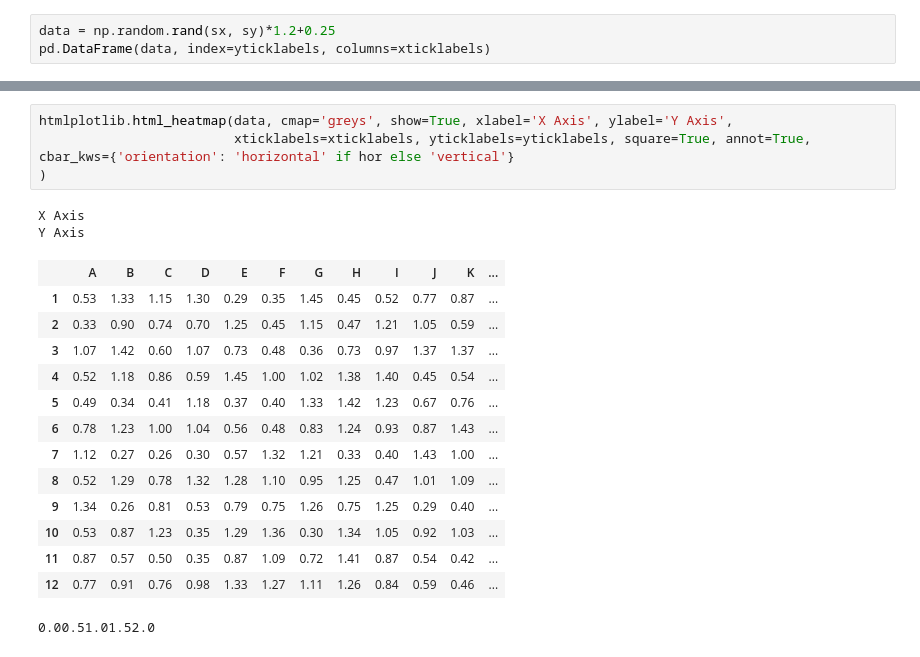
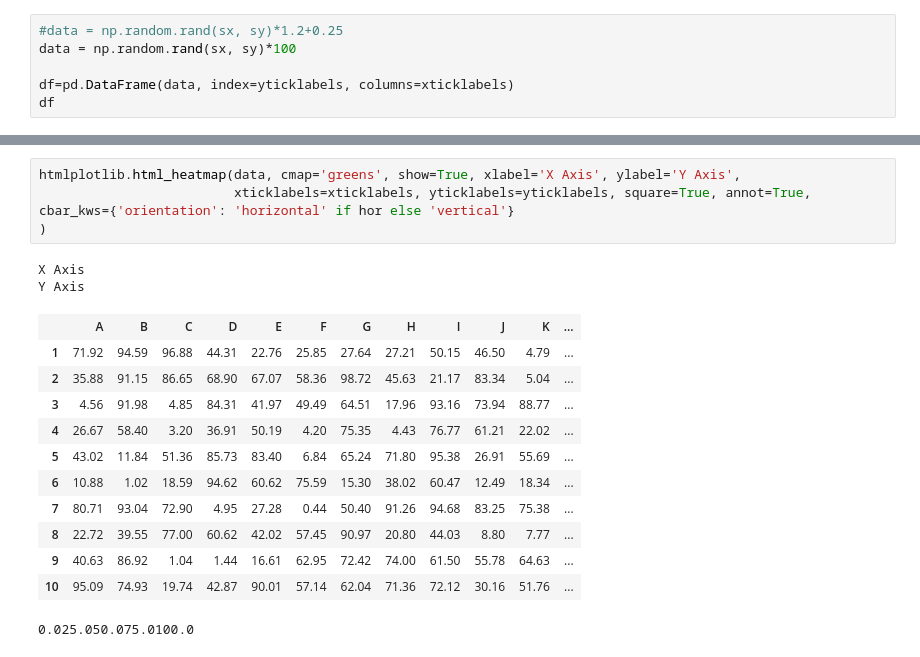
Before and after one commit to john-critchley/htmlplotlib, a Jupyter notebook: example/test_html_heatmap.ipynb, the cells around one changed output, grey strips where cells are left out. Saved outputs shown, nothing was run; the diff lists cells and outputs as text.

```diff
--- a/example/test_html_heatmap.ipynb
+++ b/example/test_html_heatmap.ipynb
@@ -65,5 +56,8 @@ import pandas as pd
 # %%
-data = np.random.rand(sx, sy)*1.2+0.25
-pd.DataFrame(data, index=yticklabels, columns=xticklabels)
+#data = np.random.rand(sx, sy)*1.2+0.25
+data = np.random.rand(sx, sy)*100
+
+df=pd.DataFrame(data, index=yticklabels, columns=xticklabels)
+df
 # %% [output]
 |  | A | B | C | D | E | F | G | H | I | J | K | ... |
@@ -278,24 +258,22 @@ Y Axis
 # %%
-htmlplotlib.html_heatmap(data, cmap='greys', show=True, xlabel='X Axis', ylabel='Y Axis',
-                         xticklabels=xticklabels, yticklabels=yticklabels, square=True, annot=True,    cbar_kws={'orientation': 'horizontal' if hor else 'vertical'}
+htmlplotlib.html_heatmap(data, cmap='greens', show=True, xlabel='X Axis', ylabel='Y Axis',
+                         xticklabels=xticklabels, yticklabels=yticklabels, square=True, annot=True, cbar_kws={'orientation': 'horizontal' if hor else 'vertical'}
 )
 # %% [output]
 X Axis
 Y Axis
 |  | A | B | C | D | E | F | G | H | I | J | K | ... |
-| 1 | 0.53 | 1.33 | 1.15 | 1.30 | 0.29 | 0.35 | 1.45 | 0.45 | 0.52 | 0.77 | 0.87 | ... |
-| 2 | 0.33 | 0.90 | 0.74 | 0.70 | 1.25 | 0.45 | 1.15 | 0.47 | 1.21 | 1.05 | 0.59 | ... |
-| 3 | 1.07 | 1.42 | 0.60 | 1.07 | 0.73 | 0.48 | 0.36 | 0.73 | 0.97 | 1.37 | 1.37 | ... |
-| 4 | 0.52 | 1.18 | 0.86 | 0.59 | 1.45 | 1.00 | 1.02 | 1.38 | 1.40 | 0.45 | 0.54 | ... |
-| 5 | 0.49 | 0.34 | 0.41 | 1.18 | 0.37 | 0.40 | 1.33 | 1.42 | 1.23 | 0.67 | 0.76 | ... |
-| 6 | 0.78 | 1.23 | 1.00 | 1.04 | 0.56 | 0.48 | 0.83 | 1.24 | 0.93 | 0.87 | 1.43 | ... |
-| 7 | 1.12 | 0.27 | 0.26 | 0.30 | 0.57 | 1.32 | 1.21 | 0.33 | 0.40 | 1.43 | 1.00 | ... |
-| 8 | 0.52 | 1.29 | 0.78 | 1.32 | 1.28 | 1.10 | 0.95 | 1.25 | 0.47 | 1.01 | 1.09 | ... |
-| 9 | 1.34 | 0.26 | 0.81 | 0.53 | 0.79 | 0.75 | 1.26 | 0.75 | 1.25 | 0.29 | 0.40 | ... |
-| 10 | 0.53 | 0.87 | 1.23 | 0.35 | 1.29 | 1.36 | 0.30 | 1.34 | 1.05 | 0.92 | 1.03 | ... |
-| 11 | 0.87 | 0.57 | 0.50 | 0.35 | 0.87 | 1.09 | 0.72 | 1.41 | 0.87 | 0.54 | 0.42 | ... |
-| 12 | 0.77 | 0.91 | 0.76 | 0.98 | 1.33 | 1.27 | 1.11 | 1.26 | 0.84 | 0.59 | 0.46 | ... |
+| 1 | 71.92 | 94.59 | 96.88 | 44.31 | 22.76 | 25.85 | 27.64 | 27.21 | 50.15 | 46.50 | 4.79 | ... |
+| 2 | 35.88 | 91.15 | 86.65 | 68.90 | 67.07 | 58.36 | 98.72 | 45.63 | 21.17 | 83.34 | 5.04 | ... |
+| 3 | 4.56 | 91.98 | 4.85 | 84.31 | 41.97 | 49.49 | 64.51 | 17.96 | 93.16 | 73.94 | 88.77 | ... |
+| 4 | 26.67 | 58.40 | 3.20 | 36.91 | 50.19 | 4.20 | 75.35 | 4.43 | 76.77 | 61.21 | 22.02 | ... |
+| 5 | 43.02 | 11.84 | 51.36 | 85.73 | 83.40 | 6.84 | 65.24 | 71.80 | 95.38 | 26.91 | 55.69 | ... |
+| 6 | 10.88 | 1.02 | 18.59 | 94.62 | 60.62 | 75.59 | 15.30 | 38.02 | 60.47 | 12.49 | 18.34 | ... |
+| 7 | 80.71 | 93.04 | 72.90 | 4.95 | 27.28 | 0.44 | 50.40 | 91.26 | 94.68 | 83.25 | 75.38 | ... |
+| 8 | 22.72 | 39.55 | 77.00 | 60.62 | 42.02 | 57.45 | 90.97 | 20.80 | 44.03 | 8.80 | 7.77 | ... |
+| 9 | 40.63 | 86.92 | 1.04 | 1.44 | 16.61 | 62.95 | 72.42 | 74.00 | 61.50 | 55.78 | 64.63 | ... |
+| 10 | 95.09 | 74.93 | 19.74 | 42.87 | 90.01 | 57.14 | 62.04 | 71.36 | 72.12 | 30.16 | 51.76 | ... |
-0.00.51.01.52.0
+0.025.050.075.0100.0
 # %%
 htmlplotlib.html_heatmap(data, cmap='blues', show=True, xlabel='X Axis', ylabel='Y Axis',
                          xticklabels=xticklabels, yticklabels=yticklabels, square=True, linewidths=0)
```
Also changed, not shown: parts of 29 cells of this notebook, 1 other file.
